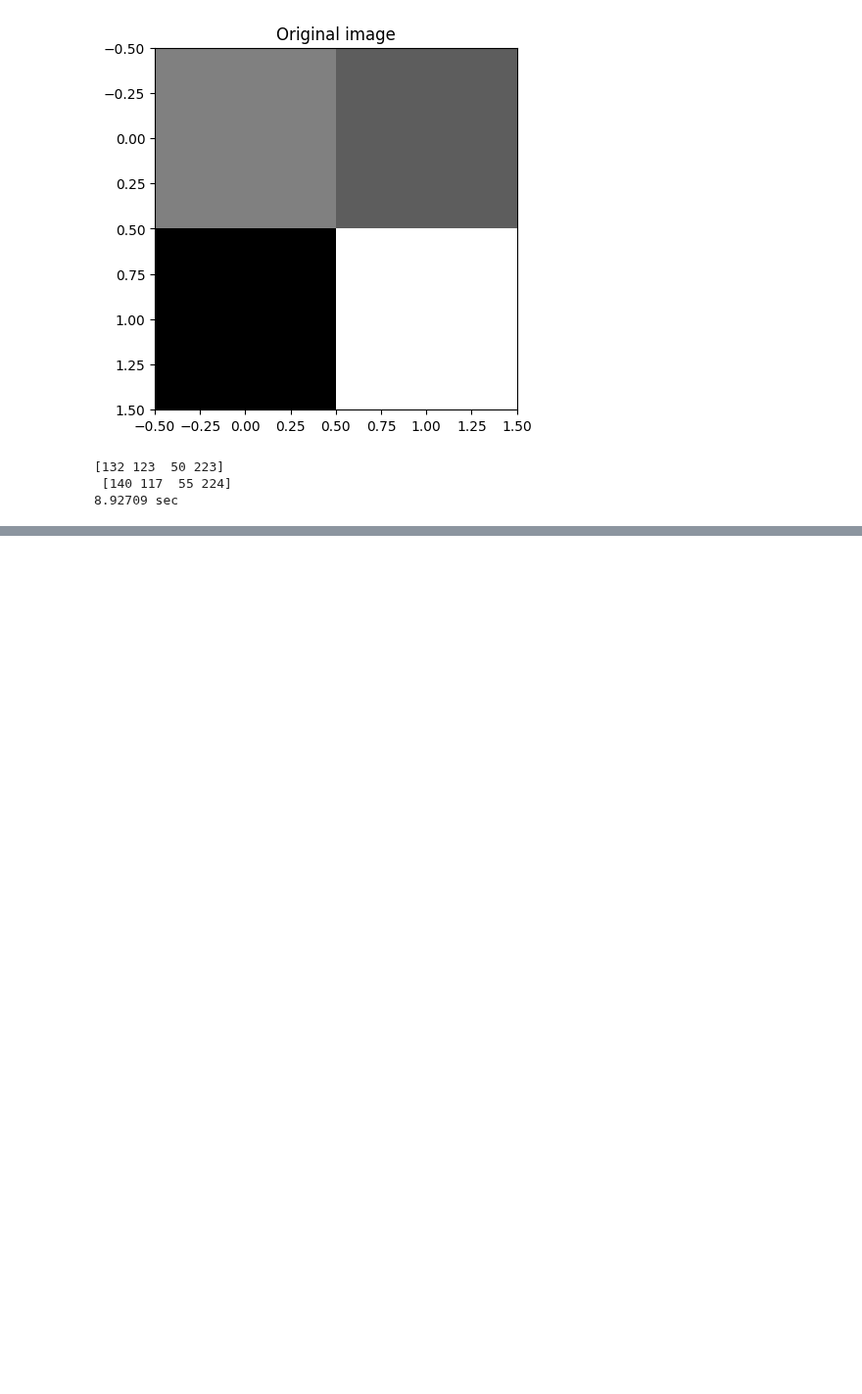
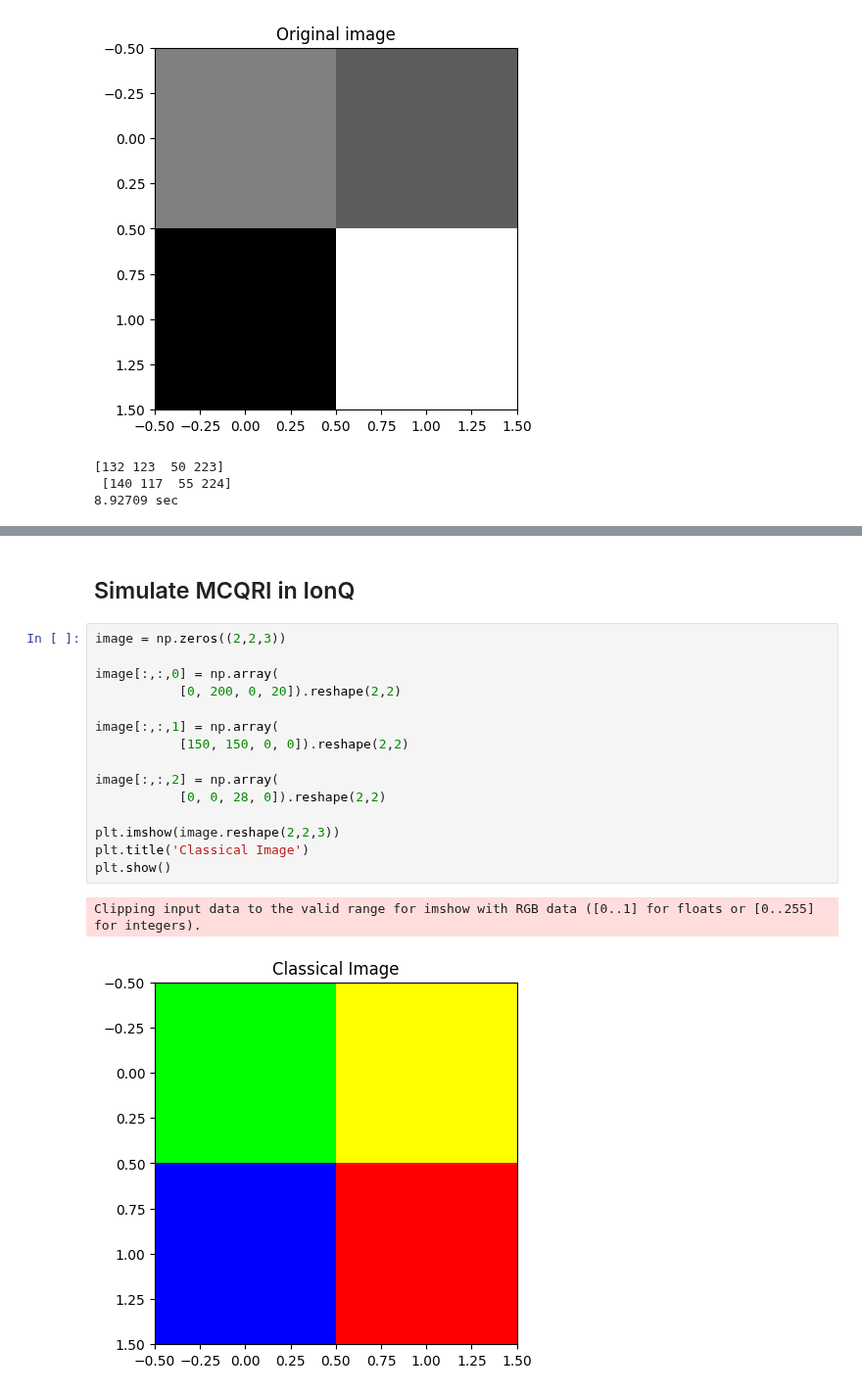
Before and after one commit to ksm999/Stereo, a Jupyter notebook: Time Compare.ipynb, the cells around one changed output, grey strips where cells are left out. Shown at 98% size. Saved outputs shown, nothing was run; the diff lists cells and outputs as text; blank space fills up the shorter version.

Commit message:
add mcqri

```diff
--- a/Time Compare.ipynb
+++ b/Time Compare.ipynb
@@ -779,0 +950,20 @@ the meauserd coordinates are
+# %% [markdown]
+## Simulate MCQRI in IonQ
+# %%
+image = np.zeros((2,2,3))
+
+image[:,:,0] = np.array(
+           [0, 200, 0, 20]).reshape(2,2)
+
+image[:,:,1] = np.array(
+           [150, 150, 0, 0]).reshape(2,2)
+
+image[:,:,2] = np.array(
+           [0, 0, 28, 0]).reshape(2,2)
+
+plt.imshow(image.reshape(2,2,3))
+plt.title('Classical Image')
+plt.show()
+# %% [output]
+Clipping input data to the valid range for imshow with RGB data ([0..1] for floats or [0..255] for integers).
+[figure, added]
```
Also changed, not shown: parts of 20 cells of this notebook.
